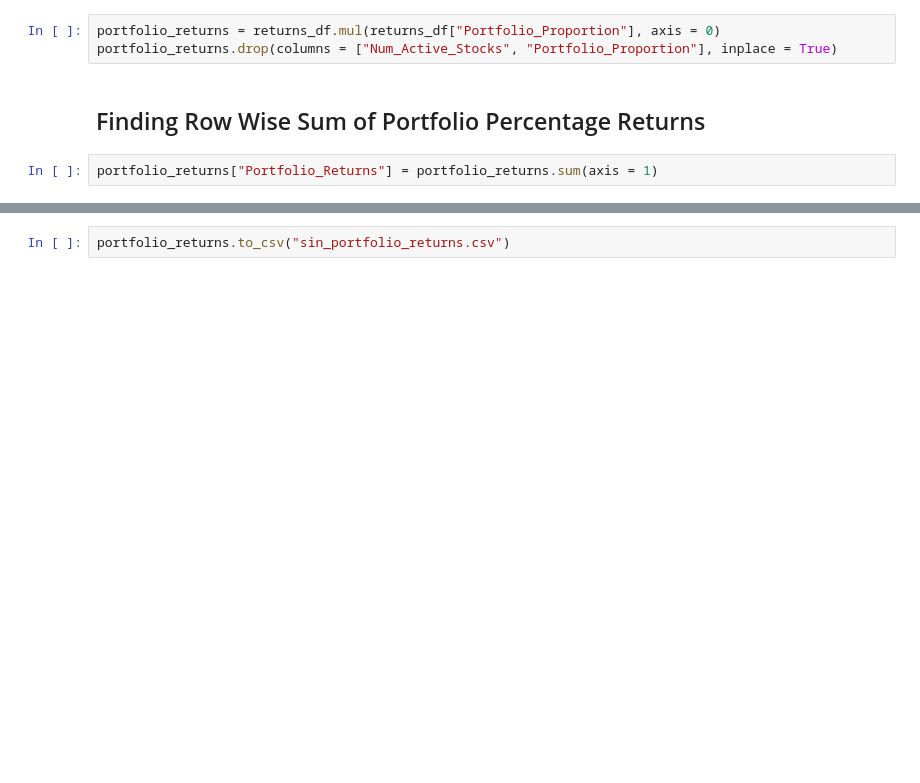
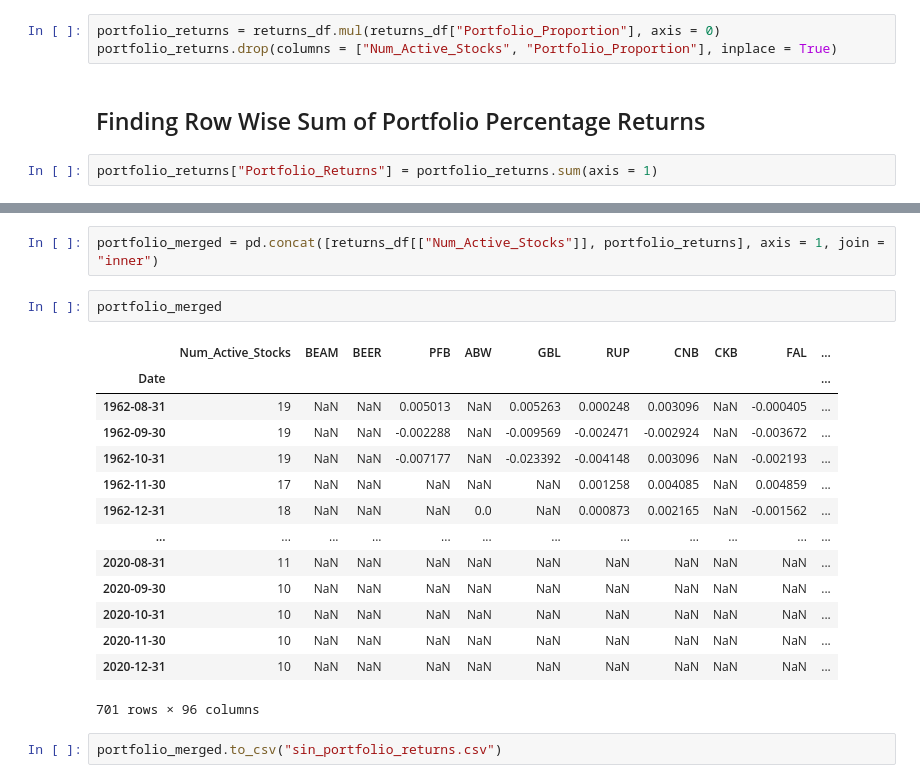
Before and after one commit to statistactics/sin-stocks, a Jupyter notebook: PORTFOLIO_CONSTRUCTION.ipynb, the cells around one changed output, grey strips where cells are left out. Drawn from its saved outputs; the diff is of its cells as text; blank space fills up the shorter version.

```diff
--- a/PORTFOLIO_CONSTRUCTION.ipynb
+++ b/PORTFOLIO_CONSTRUCTION.ipynb
@@ -202,2 +186,21 @@ portfolio_returns
+# %%
+portfolio_merged = pd.concat([returns_df[["Num_Active_Stocks"]], portfolio_returns], axis = 1, join = "inner")
+# %%
+portfolio_merged
+# %% [output]
+|  | Num_Active_Stocks | BEAM | BEER | PFB | ABW | GBL | RUP | CNB | CKB | FAL | ... |
+| Date |  |  |  |  |  |  |  |  |  |  | ... |
+| 1962-08-31 | 19 | NaN | NaN | 0.005013 | NaN | 0.005263 | 0.000248 | 0.003096 | NaN | -0.000405 | ... |
+| 1962-09-30 | 19 | NaN | NaN | -0.002288 | NaN | -0.009569 | -0.002471 | -0.002924 | NaN | -0.003672 | ... |
+| 1962-10-31 | 19 | NaN | NaN | -0.007177 | NaN | -0.023392 | -0.004148 | 0.003096 | NaN | -0.002193 | ... |
+| 1962-11-30 | 17 | NaN | NaN | NaN | NaN | NaN | 0.001258 | 0.004085 | NaN | 0.004859 | ... |
+| 1962-12-31 | 18 | NaN | NaN | NaN | 0.0 | NaN | 0.000873 | 0.002165 | NaN | -0.001562 | ... |
+| ... | ... | ... | ... | ... | ... | ... | ... | ... | ... | ... | ... |
+| 2020-08-31 | 11 | NaN | NaN | NaN | NaN | NaN | NaN | NaN | NaN | NaN | ... |
+| 2020-09-30 | 10 | NaN | NaN | NaN | NaN | NaN | NaN | NaN | NaN | NaN | ... |
+| 2020-10-31 | 10 | NaN | NaN | NaN | NaN | NaN | NaN | NaN | NaN | NaN | ... |
+| 2020-11-30 | 10 | NaN | NaN | NaN | NaN | NaN | NaN | NaN | NaN | NaN | ... |
+| 2020-12-31 | 10 | NaN | NaN | NaN | NaN | NaN | NaN | NaN | NaN | NaN | ... |
+701 rows × 96 columns
 # %%
-portfolio_returns.to_csv("sin_portfolio_returns.csv")
+portfolio_merged.to_csv("sin_portfolio_returns.csv")
```
Also changed, not shown: parts of 6 cells of this notebook, 1 other file.
